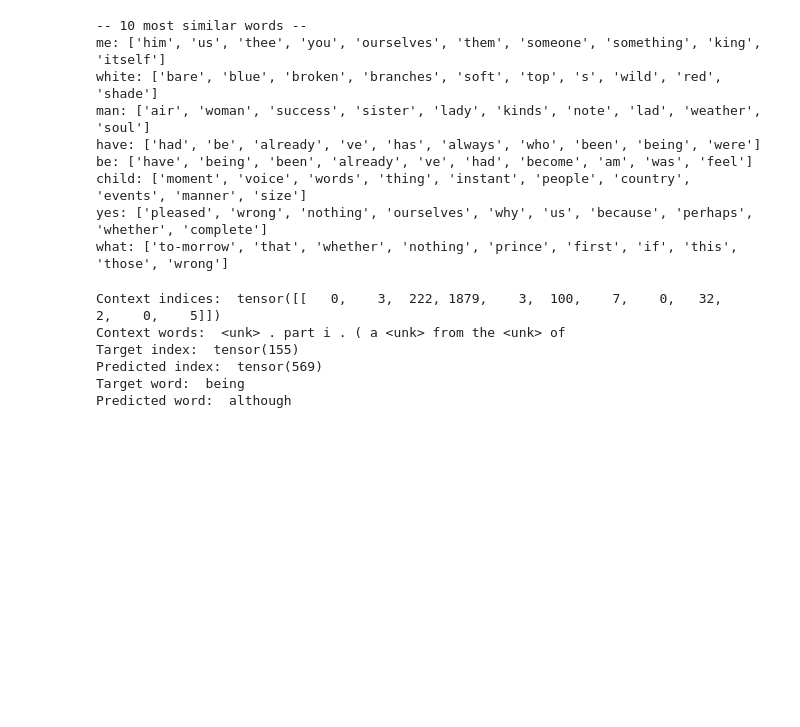
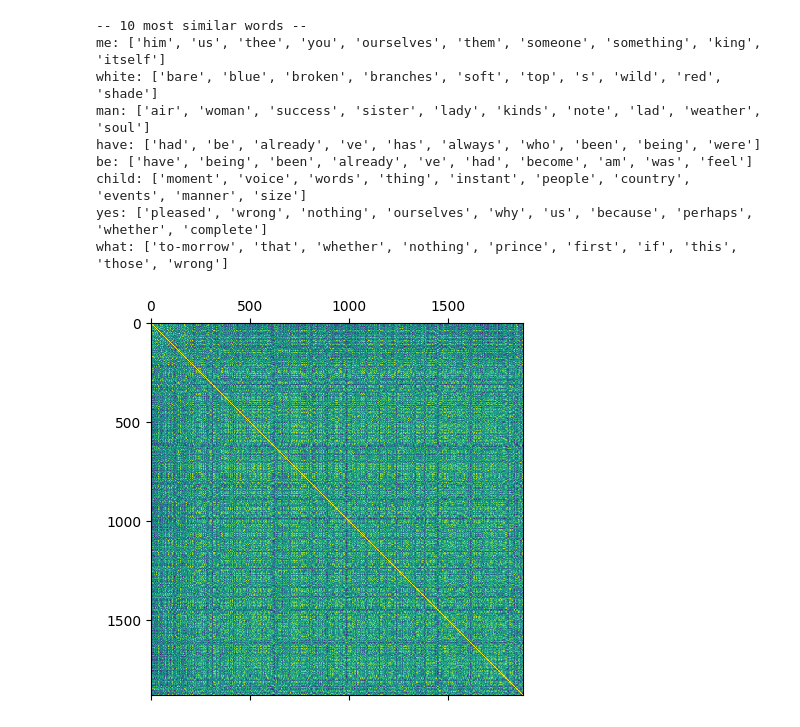
Before and after one commit to simsam8/inf265_project3, a Jupyter notebook: notebooks/embedding.ipynb, the cells around one changed output. Drawn from its saved outputs; the diff is of its cells as text; code cells hidden in the pictures; blank space fills up the shorter version.

Commit message:
include similarity matrix

```diff
--- a/notebooks/embedding.ipynb
+++ b/notebooks/embedding.ipynb
@@ -353,30 +353,20 @@ be: ['have', 'being', 'been', 'already', 've', 'had', 'become', 'am', 'was', 'fe
 child: ['moment', 'voice', 'words', 'thing', 'instant', 'people', 'country', 'events', 'manner', 'size']
 yes: ['pleased', 'wrong', 'nothing', 'ourselves', 'why', 'us', 'because', 'perhaps', 'whether', 'complete']
 what: ['to-morrow', 'that', 'whether', 'nothing', 'prince', 'first', 'if', 'this', 'those', 'wrong']
-# %%
-example_idx = 1
-context, target = data_val[example_idx][0], data_val[example_idx][1]
-context = context.view(1, -1)
-chosen_model.eval()
-out = chosen_model(context.to(DEVICE))
-out = out.to("cpu")
-
-print("Context indices: ", context)
-print("Context words: ", end=" ")
-for idx in context[0]:
-    print(mapping[int(idx)], end=" ")
-print()
-
-most_likely_idx = out.argmax()
-print("Target index: ", target)
-print("Predicted index: ", most_likely_idx)
-most_likely_word = mapping[int(most_likely_idx)]
-print("Target word: ", mapping[int(target)])
-print("Predicted word: ", most_likely_word)
-# %% [output]
-Context indices:  tensor([[   0,    3,  222, 1879,    3,  100,    7,    0,   32,    2,    0,    5]])
-Context words:  <unk> . part i . ( a <unk> from the <unk> of
-Target index:  tensor(155)
-Predicted index:  tensor(569)
-Target word:  being
-Predicted word:  although
+# %%
+def calculate_similarity_matrix(a, b, eps=1e-8):
+    """
+    added eps for numerical stability
+    """
+    a_n, b_n = a.norm(dim=1)[:, None], b.norm(dim=1)[:, None]
+    a_norm = a / torch.max(a_n, eps * torch.ones_like(a_n))
+    b_norm = b / torch.max(b_n, eps * torch.ones_like(b_n))
+    sim_mt = torch.mm(a_norm, b_norm.transpose(0, 1))
+    return sim_mt
+# %%
+import matplotlib.pyplot as plt
+sim_matrix = calculate_similarity_matrix(embedding, embedding)
+plt.matshow(sim_matrix.detach().to("cpu"))
+plt.savefig("../images/similarity_matrix.png")
+# %% [output]
+[figure, added]
```
Also changed, not shown: 1 other file.
